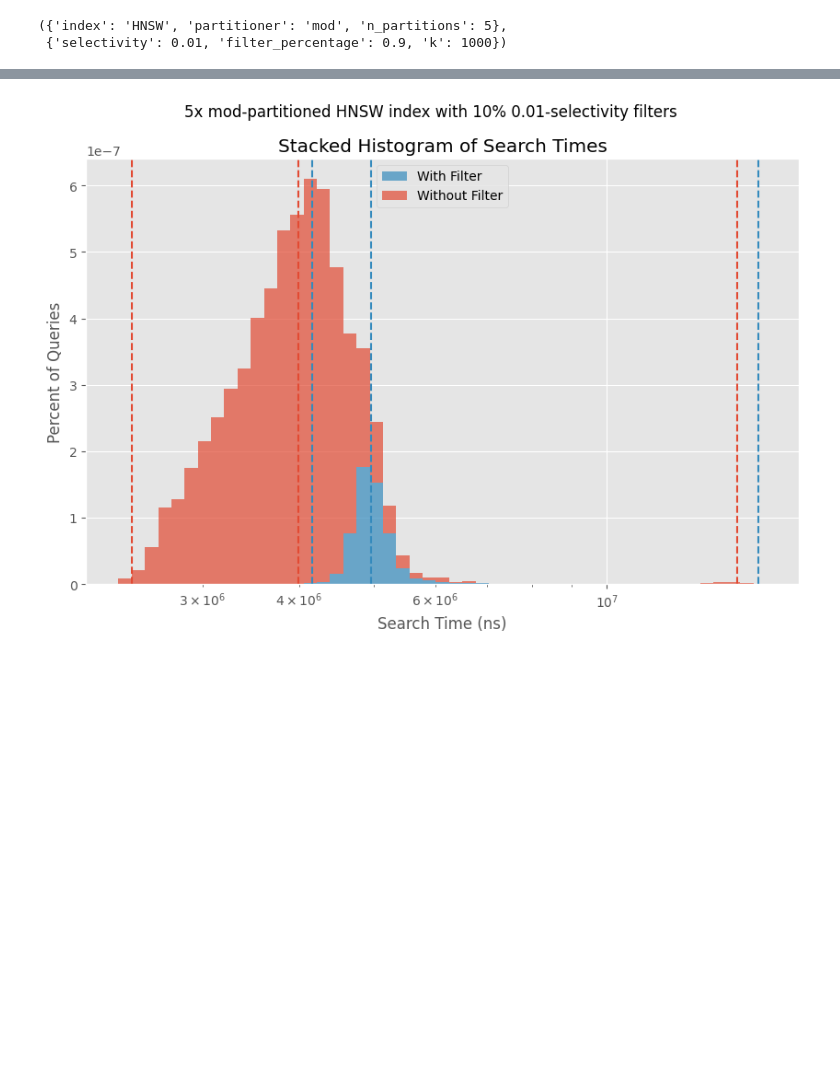
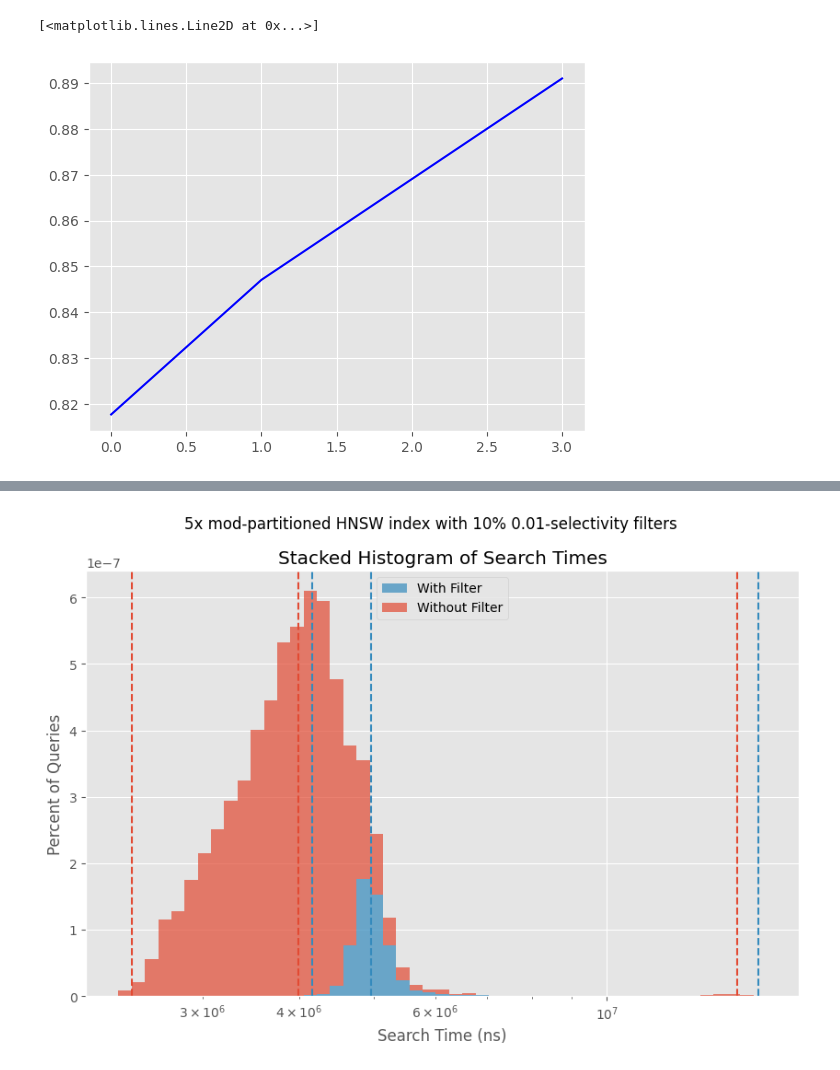
Before and after one commit to Nolan1324/CSE-584-W25-ANN-Project, a Jupyter notebook: src/analysis.ipynb, the cells around one changed output, grey strips where cells are left out. Saved outputs shown, nothing was run; the diff lists cells and outputs as text; code cells hidden in the pictures; blank space fills up the shorter version.

Commit message:
run trial

```diff
--- a/src/analysis.ipynb
+++ b/src/analysis.ipynb
@@ -32,9 +32,9 @@ def get_workflow_id(workflow: dict):
             return i
     raise ValueError(f"Workflow {workflow} not found")
 
-def get_experiment(trial_id: int, schema: dict, workflow: dict) -> dict:
-    schema_id = get_schema_id(schema)
-    workflow_id = get_workflow_id(workflow)
+def get_experiment(trial_id: int, schema: dict = None, workflow: dict = None, schema_id: int = None, workflow_id: int = None) -> dict:
+    schema_id = get_schema_id(schema) if schema_id is None else schema_id
+    workflow_id = get_workflow_id(workflow) if workflow_id is None else workflow_id
     with open(experiment_path / f"trial{trial_id}_schema{schema_id}_workflow{workflow_id}.json") as f:
         experiment = json.load(f)
     for key, value in experiment.items():
@@ -45,17 +45,14 @@ def get_experiment(trial_id: int, schema: dict, workflow: dict) -> dict:
         experiment["tp"] / (experiment["tp"] + experiment["fn"]),
         0
     )
-    experiment["precision"] = np.where(
-        (experiment["tp"] + experiment["fp"]) > 0,
-        experiment["tp"] / (experiment["tp"] + experiment["fp"]),
-        0
-    )
     return experiment
-# %%
-get_experiment_specs(0, 2)
-# %% [output]
-({'index': 'HNSW', 'partitioner': 'mod', 'n_partitions': 5},
- {'selectivity': 0.01, 'filter_percentage': 0.9, 'k': 1000})
+# %%
+tree_experiments = [get_experiment(0, schema_id=i, workflow_id=0) for i in range(3)]
+# %%
+plt.plot([0,1,3], [exp["recall"].mean() for exp in tree_experiments], label="Tree", color="blue")
+# %% [output]
+[<matplotlib.lines.Line2D at 0x...>]
+[figure, added]
 # %%
 schema_id = 0
 workflow_id = 0
```
Also changed, not shown: parts of 4 cells of this notebook.
